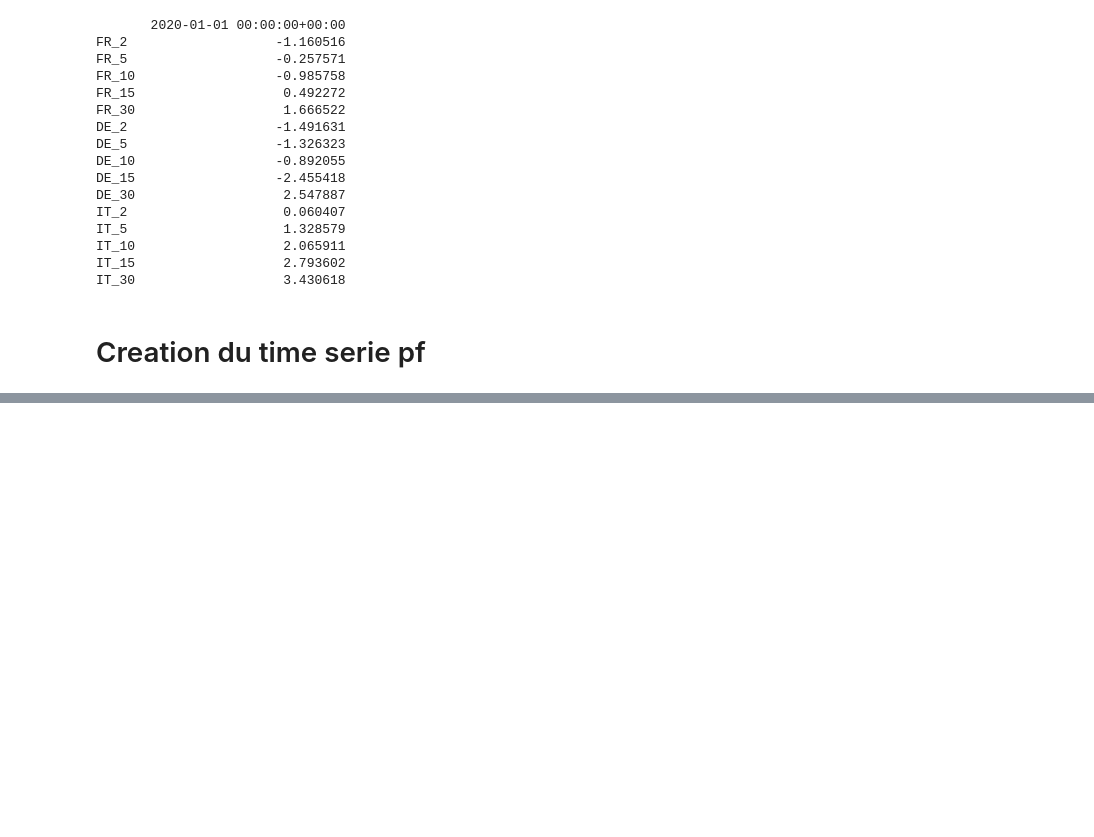
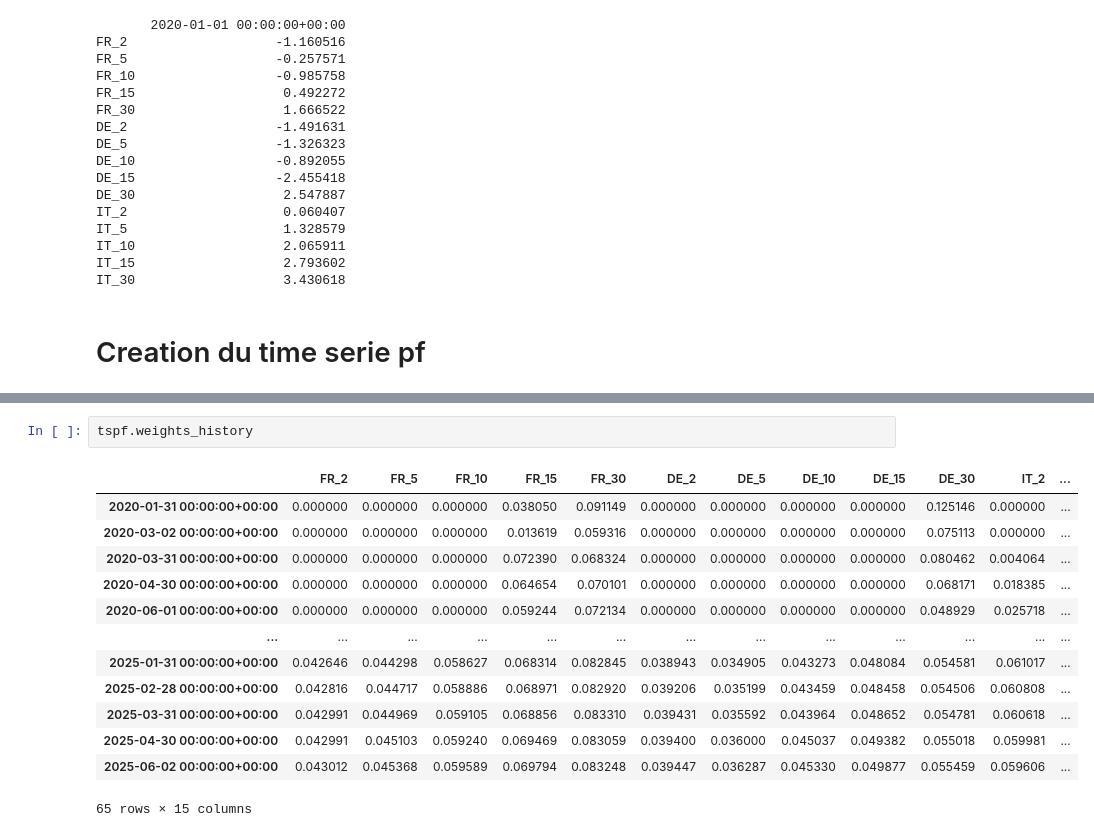
Before and after one commit to pradosth0/Markowitz_based_portfolio_allocation, a Jupyter notebook: premier_pf.ipynb, the cells around one changed output, grey strips where cells are left out. Cells and saved outputs as stored; diff of their text form; blank space fills up the shorter version.

```diff
--- a/premier_pf.ipynb
+++ b/premier_pf.ipynb
@@ -559,3 +565,19 @@ tspf.metrics
+# %%
+tspf.weights_history
+# %% [output]
+|  | FR_2 | FR_5 | FR_10 | FR_15 | FR_30 | DE_2 | DE_5 | DE_10 | DE_15 | DE_30 | IT_2 | ... |
+| 2020-01-31 00:00:00+00:00 | 0.000000 | 0.000000 | 0.000000 | 0.038050 | 0.091149 | 0.000000 | 0.000000 | 0.000000 | 0.000000 | 0.125146 | 0.000000 | ... |
+| 2020-03-02 00:00:00+00:00 | 0.000000 | 0.000000 | 0.000000 | 0.013619 | 0.059316 | 0.000000 | 0.000000 | 0.000000 | 0.000000 | 0.075113 | 0.000000 | ... |
+| 2020-03-31 00:00:00+00:00 | 0.000000 | 0.000000 | 0.000000 | 0.072390 | 0.068324 | 0.000000 | 0.000000 | 0.000000 | 0.000000 | 0.080462 | 0.004064 | ... |
+| 2020-04-30 00:00:00+00:00 | 0.000000 | 0.000000 | 0.000000 | 0.064654 | 0.070101 | 0.000000 | 0.000000 | 0.000000 | 0.000000 | 0.068171 | 0.018385 | ... |
+| 2020-06-01 00:00:00+00:00 | 0.000000 | 0.000000 | 0.000000 | 0.059244 | 0.072134 | 0.000000 | 0.000000 | 0.000000 | 0.000000 | 0.048929 | 0.025718 | ... |
+| ... | ... | ... | ... | ... | ... | ... | ... | ... | ... | ... | ... | ... |
+| 2025-01-31 00:00:00+00:00 | 0.042646 | 0.044298 | 0.058627 | 0.068314 | 0.082845 | 0.038943 | 0.034905 | 0.043273 | 0.048084 | 0.054581 | 0.061017 | ... |
+| 2025-02-28 00:00:00+00:00 | 0.042816 | 0.044717 | 0.058886 | 0.068971 | 0.082920 | 0.039206 | 0.035199 | 0.043459 | 0.048458 | 0.054506 | 0.060808 | ... |
+| 2025-03-31 00:00:00+00:00 | 0.042991 | 0.044969 | 0.059105 | 0.068856 | 0.083310 | 0.039431 | 0.035592 | 0.043964 | 0.048652 | 0.054781 | 0.060618 | ... |
+| 2025-04-30 00:00:00+00:00 | 0.042991 | 0.045103 | 0.059240 | 0.069469 | 0.083059 | 0.039400 | 0.036000 | 0.045037 | 0.049382 | 0.055018 | 0.059981 | ... |
+| 2025-06-02 00:00:00+00:00 | 0.043012 | 0.045368 | 0.059589 | 0.069794 | 0.083248 | 0.039447 | 0.036287 | 0.045330 | 0.049877 | 0.055459 | 0.059606 | ... |
+65 rows × 15 columns
 # %%
 tspf.plot_cumulative_return()
 # %% [output]
```
Also changed, not shown: parts of 7 cells of this notebook.
